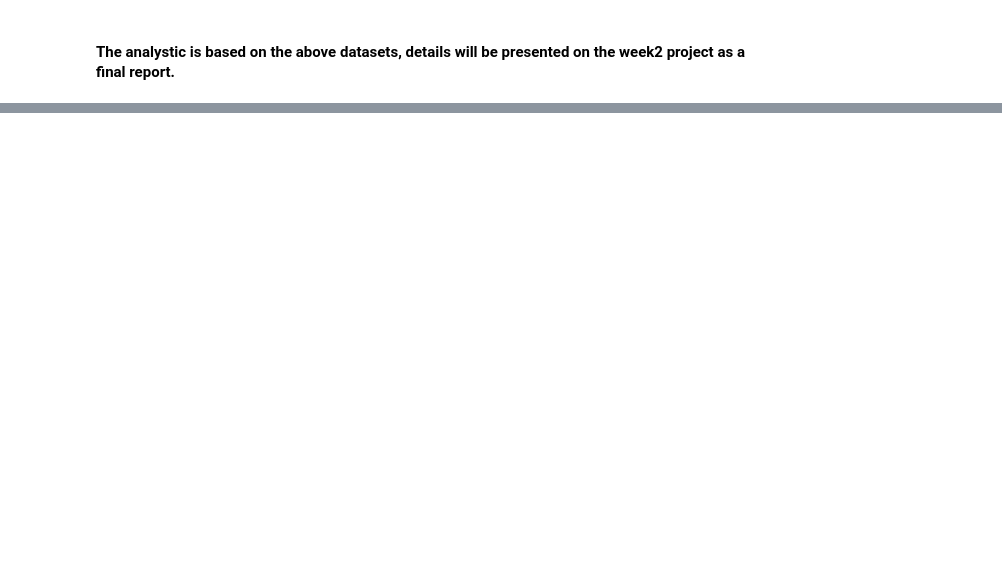
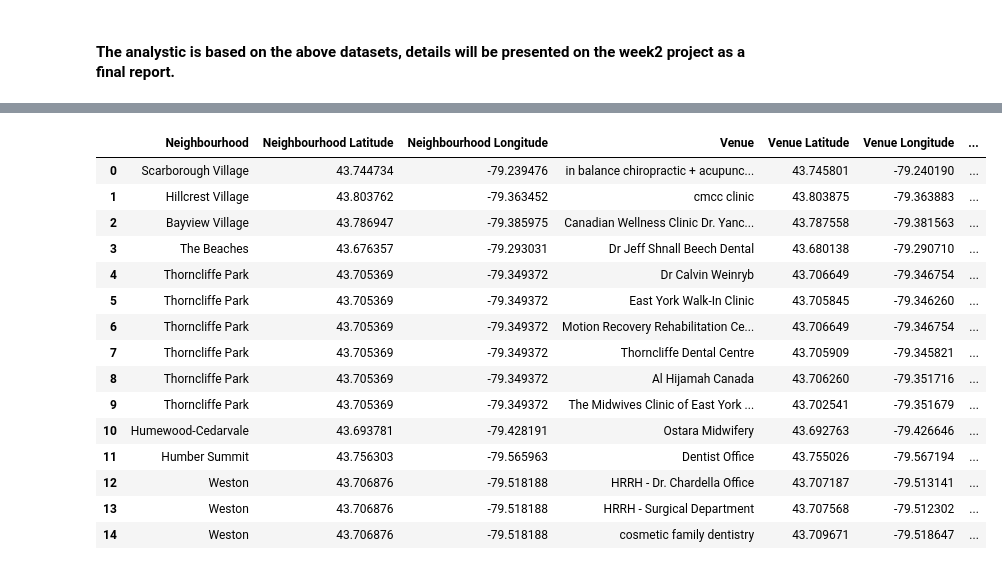
Before and after one commit to vicki-dev/theBattleOfNeighbourhood, a Jupyter notebook: neighbourhoodsBattle.ipynb, the cells around one changed output, grey strips where cells are left out. Cells and saved outputs as stored; diff of their text form; code cells hidden in the pictures; blank space fills up the shorter version.

```diff
--- a/neighbourhoodsBattle.ipynb
+++ b/neighbourhoodsBattle.ipynb
@@ -236,0 +408,3 @@ toronto_venues.head(10)
+# %%
+neighbourhoods_grouped = neighbourhoods_onehot.groupby('Neighbourhood').mean().reset_index()
+neighbourhoods_grouped.head()
@@ -236,0 +418,24 @@ toronto_venues.head(10)
+# %%
+def return_most_common_venues(row, num_top_venues):
+    row_categories = row.iloc[1:]
+    row_categories_sorted = row_categories.sort_values(ascending=False)
+
+    return row_categories_sorted.index.values[0:num_top_venues]
+num_top_venues = 5
+
+indicators = ['st', 'nd', 'rd']
+
+# create columns according to number of top venues
+columns = ['Neighbourhood']
+for ind in np.arange(num_top_venues):
+    try:
+        columns.append('{}{} Most Common Type'.format(ind+1, indicators[ind]))
+    except:
+        columns.append('{}th Most Common Type'.format(ind+1))
+neighbourhoods_sorted = pd.DataFrame(columns=columns)
+neighbourhoods_sorted['Neighbourhood'] = neighbourhoods_grouped['Neighbourhood']
+
+for ind in np.arange(neighbourhoods_grouped.shape[0]):
+    neighbourhoods_sorted.iloc[ind, 1:] = return_most_common_venues(neighbourhoods_grouped.iloc[ind, :], num_top_venues)
+
+neighbourhoods_sorted.head()
@@ -236,0 +449,34 @@ toronto_venues.head(10)
+# %%
+# set number of clusters
+kclusters = 4
+
+neighbourhoods_grouped_clustering = neighbourhoods_grouped.drop('Neighbourhood', 1)
+
+# run k-means clustering
+kmeans = KMeans(n_clusters=kclusters, random_state=0).fit(neighbourhoods_grouped_clustering)
+# add clustering labels
+#neighbourhoods_sorted.insert(0, 'Cluster Labels', kmeans.labels_)
+
+neighbourhoods_merged = toronto_mc
+
+# merge toronto_grouped with toronto_data to add latitude/longitude for each neighborhood
+neighbourhoods_merged = neighbourhoods_merged.join(neighbourhoods_sorted.set_index('Neighbourhood'), on='Neighbourhood')
+
+neighbourhoods_merged.head(100)
+# %% [output]
+|  | Neighbourhood | Neighbourhood Latitude | Neighbourhood Longitude | Venue | Venue Latitude | Venue Longitude | ... |
+| 0 | Scarborough Village | 43.744734 | -79.239476 | in balance chiropractic + acupunc... | 43.745801 | -79.240190 | ... |
+| 1 | Hillcrest Village | 43.803762 | -79.363452 | cmcc clinic | 43.803875 | -79.363883 | ... |
+| 2 | Bayview Village | 43.786947 | -79.385975 | Canadian Wellness Clinic Dr. Yanc... | 43.787558 | -79.381563 | ... |
+| 3 | The Beaches | 43.676357 | -79.293031 | Dr Jeff Shnall Beech Dental | 43.680138 | -79.290710 | ... |
+| 4 | Thorncliffe Park | 43.705369 | -79.349372 | Dr Calvin Weinryb | 43.706649 | -79.346754 | ... |
+| 5 | Thorncliffe Park | 43.705369 | -79.349372 | East York Walk-In Clinic | 43.705845 | -79.346260 | ... |
+| 6 | Thorncliffe Park | 43.705369 | -79.349372 | Motion Recovery Rehabilitation Ce... | 43.706649 | -79.346754 | ... |
+| 7 | Thorncliffe Park | 43.705369 | -79.349372 | Thorncliffe Dental Centre | 43.705909 | -79.345821 | ... |
+| 8 | Thorncliffe Park | 43.705369 | -79.349372 | Al Hijamah Canada | 43.706260 | -79.351716 | ... |
+| 9 | Thorncliffe Park | 43.705369 | -79.349372 | The Midwives Clinic of East York ... | 43.702541 | -79.351679 | ... |
+| 10 | Humewood-Cedarvale | 43.693781 | -79.428191 | Ostara Midwifery | 43.692763 | -79.426646 | ... |
+| 11 | Humber Summit | 43.756303 | -79.565963 | Dentist Office | 43.755026 | -79.567194 | ... |
+| 12 | Weston | 43.706876 | -79.518188 | HRRH - Dr. Chardella Office | 43.707187 | -79.513141 | ... |
+| 13 | Weston | 43.706876 | -79.518188 | HRRH - Surgical Department | 43.707568 | -79.512302 | ... |
+| 14 | Weston | 43.706876 | -79.518188 | cosmetic family dentistry | 43.709671 | -79.518647 | ... |
```
Also changed, not shown: parts of 15 cells of this notebook.
